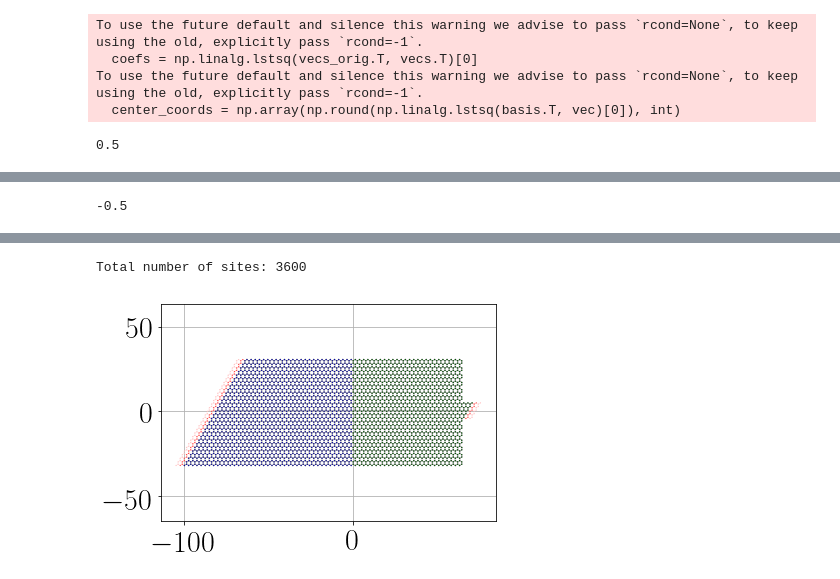
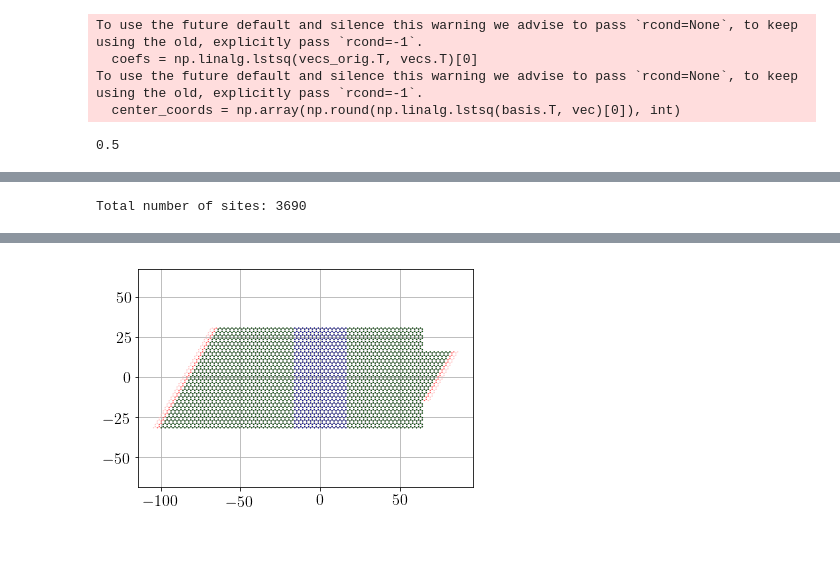
Before and after one commit to CLEANit/QuantumTransduction, a Jupyter notebook: examples/pnJunction/pn_junction.ipynb, the cells around one changed output, grey strips where cells are left out. Cells and saved outputs as stored; diff of their text form; code cells hidden in the pictures; blank space fills up the shorter version.

```diff
--- a/examples/pnJunction/pn_junction.ipynb
+++ b/examples/pnJunction/pn_junction.ipynb
@@ -12,7 +12,7 @@ import matplotlib
 %matplotlib inline
 font = {'family' : 'CMU Sans Serif',
 #         'weight' : 'light',
-        'size'   : 30}
+        'size'   : 16}
 
 pyplot.rc('font', **font)
 pyplot.rc('text', usetex=True)
@@ -91,7 +91,8 @@ def make_system(spin=1/2):
         B = -2 * phi / 3 / np.sqrt(3) / 1.42**2
         B_in_T = 6.62607004e-34 * B * 10e20 / 1.60217662e-19
         B_in_G = B_in_T * 1e4
-        return 2.0 * 0.579e-8 * spin * B_in_G
+#         return 2.0 * 0.579e-8 * spin * B_in_G + 1e-8
+        return 1e-8
 
     def onSiteSystem(site, phi):
         B = -2 * phi / 3 / np.sqrt(3) / 1.42**2
@@ -99,16 +100,15 @@ def make_system(spin=1/2):
         B_in_G = B_in_T * 1e4
 
         x, y = site.pos
-        if x < 0:
-            return 2.0 * 0.579e-8 * spin * B_in_G + 0.5
-        else:
-            return 2.0 * 0.579e-8 * spin * B_in_G - 0.5
+        f = 1 + np.tanh(x - l / 2) + np.tanh(-x - l / 2)
+#         return 2.0 * 0.579e-8 * spin * B_in_G + 1e-8
+        return 1e-8 + f * 0.2
 
     # construct the nanojunction
     ############################
     syst = kwant.Builder()
     if conducting:
-        shape = lambda pos:  rectangle(pos, angle=0, xcoords=[-2*l, 2*l], ycoords=[-l, l], shift=[0., 0.]) + rectangle(pos, angle=0, xcoords=[0, l], ycoords=[-l/6, l/6], shift=[l, 0])
+        shape = lambda pos:  rectangle(pos, angle=0, xcoords=[-2*l, 2*l], ycoords=[-l, l], shift=[0., 0.]) + rectangle(pos, angle=0, xcoords=[0, l], ycoords=[-l/4, l/4], shift=[l, 0])
     else:
         shape = lambda pos:  rectangle(pos, angle=0, xcoords=[-4*l, 4*l], ycoords=[-l / 2, l / 2], shift=[0., -0.75])
 
@@ -150,7 +150,7 @@ def make_system(spin=1/2):
         sym = kwant.TranslationalSymmetry(graphene.vec((1, -1)))
         lead = kwant.Builder(sym)
         a = orthogVecSlope(graphene.vec((-1, 1)))
-        lead[graphene.shape(lambda pos: -l/6 < pos[1] + pos[0] * a < l/6 , (l,0))] = onSiteLead
+        lead[graphene.shape(lambda pos: -l/2 < pos[1] + pos[0] * a < l/2 , (l,0))] = onSiteLead
         lead[graphene.neighbors()] = phase
 #         lead[graphene.neighbors(2)] = phase2
         lead.eradicate_dangling()
@@ -170,14 +170,14 @@ def make_system(spin=1/2):
     return syst
 
 syst_up = make_system(spin=1/2)
-syst_down = make_system(spin=-1/2)
+# syst_down = make_system(spin=-1/2)
 print('Total number of sites:', len(syst_up.sites()))
 
 # To highlight the two sublattices of graphene, we plot one with
 # a filled, and the other one with an open circle:
 def family_colors(site):
     x, y = site.pos
-    if  x < 0:
+    if abs(x) < l / 2:
         return 'b'
     else:
         return 'g'
@@ -191,7 +191,7 @@ pyplot.show()
 
 # Finalize the system.
 syst_up = syst_up.finalized()
-syst_down = syst_down.finalized()
+# syst_down = syst_down.finalized()
 # %% [output]
 To use the future default and silence this warning we advise to pass `rcond=None`, to keep using the old, explicitly pass `rcond=-1`.
   coefs = np.linalg.lstsq(vecs_orig.T, vecs.T)[0]
@@ -205 +203 @@ To use the future default and silence this warning we advise to pass `rcond=None
--0.5
+Total number of sites: 3690
@@ -208,3 +204,2 @@ To use the future default and silence this warning we advise to pass `rcond=None
-Total number of sites: 3600
-[figure, old version]
+[figure, new version]
 # %%
```
Also changed, not shown: parts of 6 cells of this notebook, 3 other files.
